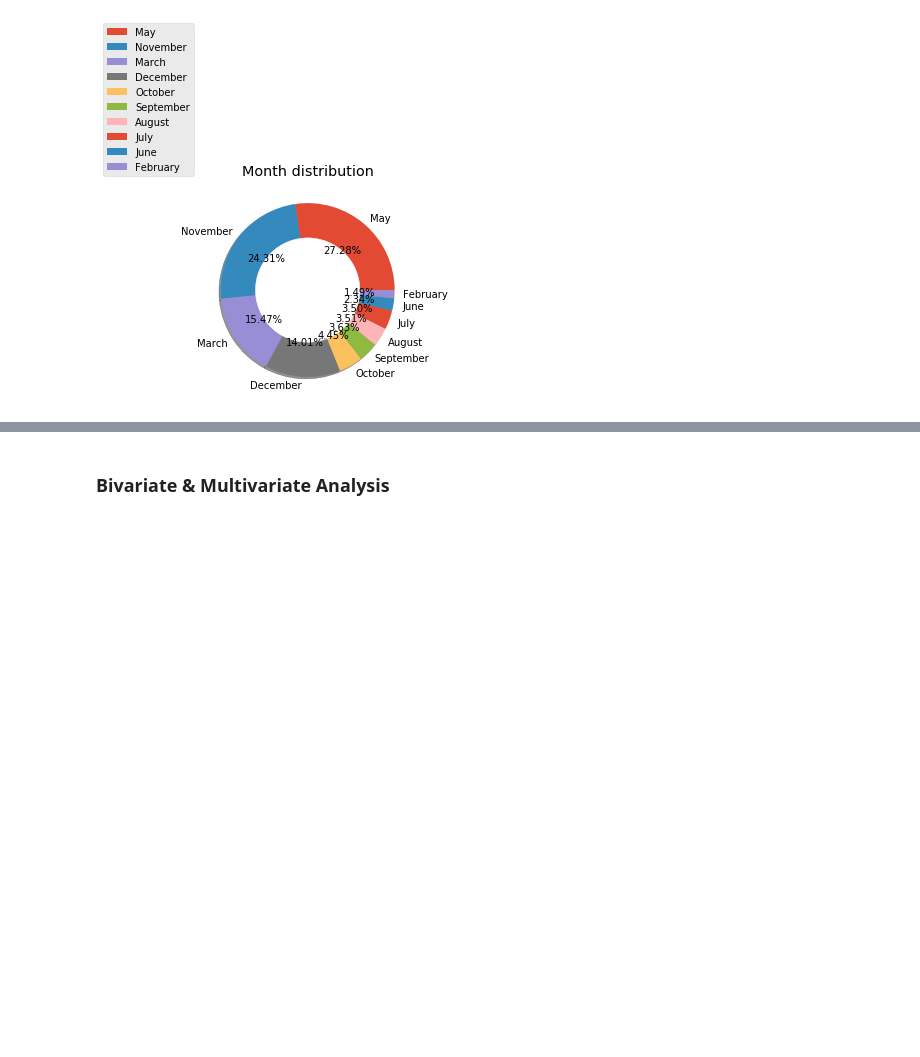
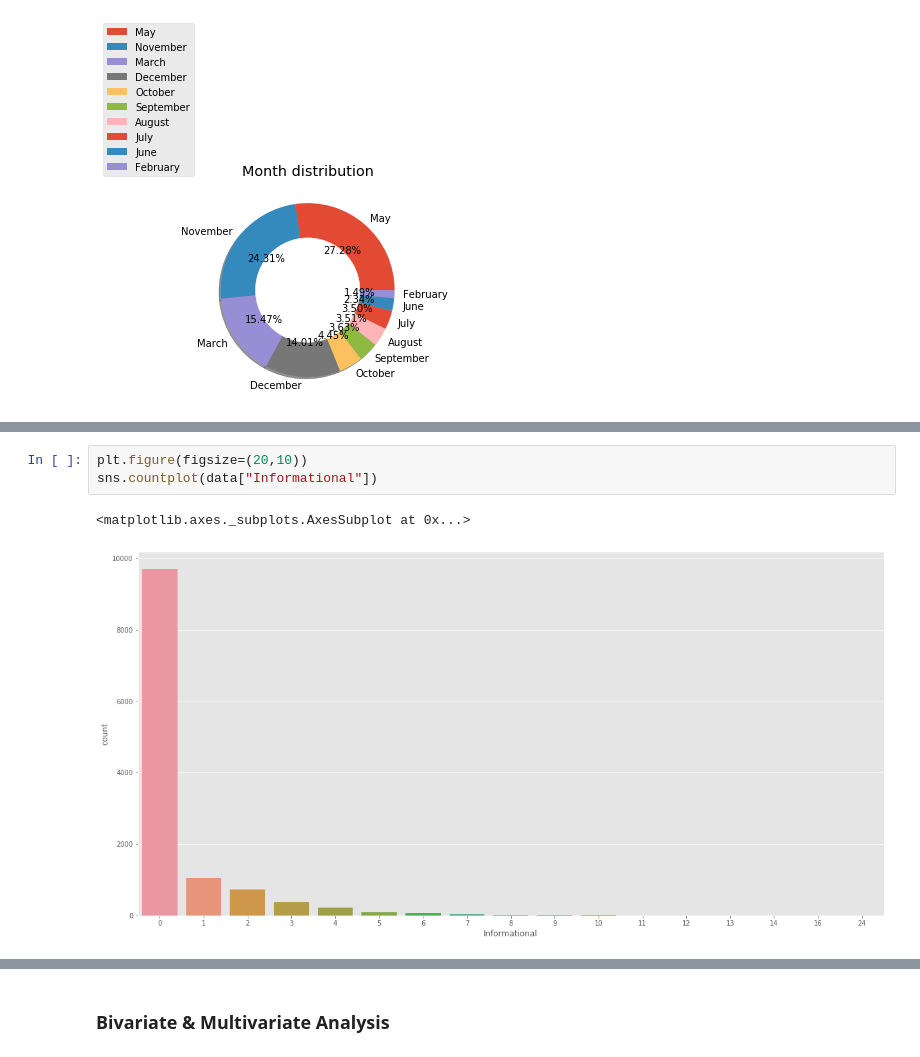
Before and after one commit to Tanvig/Springboard-Projects, a Jupyter notebook: Capstone_one/EDA_Capstone_one.ipynb, the cells around one changed output, grey strips where cells are left out. Drawn from its saved outputs; the diff is of its cells as text; blank space fills up the shorter version.

```diff
--- a/Capstone_one/EDA_Capstone_one.ipynb
+++ b/Capstone_one/EDA_Capstone_one.ipynb
@@ -456,0 +465,6 @@ plt.legend(loc = "lower right", bbox_to_anchor = (0,1))
+# %%
+plt.figure(figsize=(20,10))
+sns.countplot(data["Informational"])
+# %% [output]
+<matplotlib.axes._subplots.AxesSubplot at 0x...>
+[figure, added]
```
Also changed, not shown: parts of 2 cells of this notebook, 2 other files.
